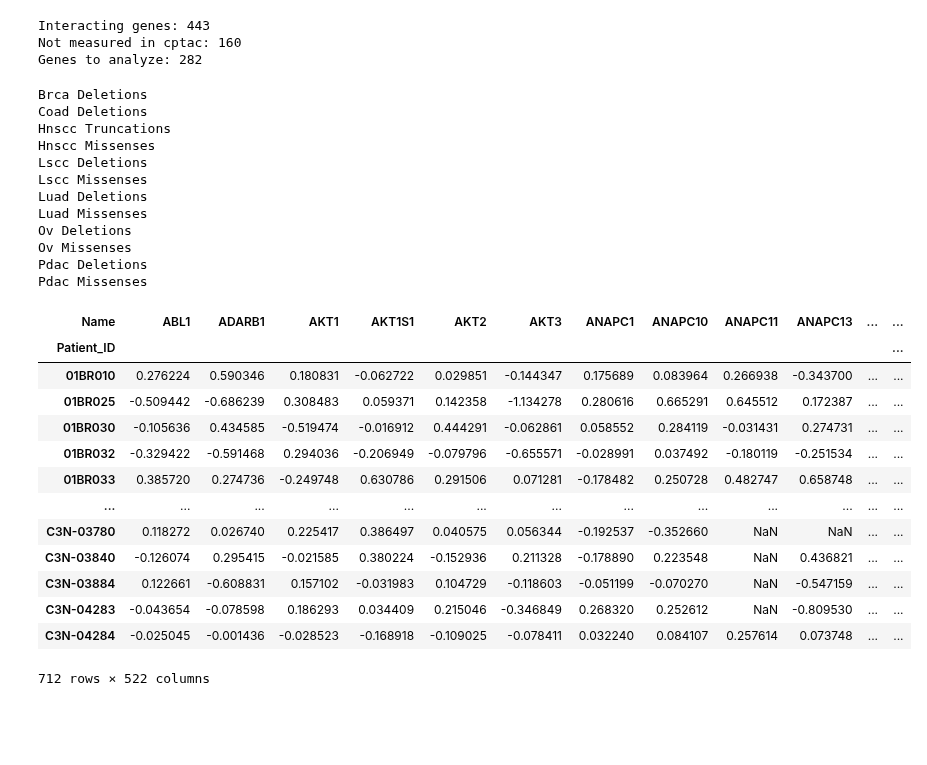
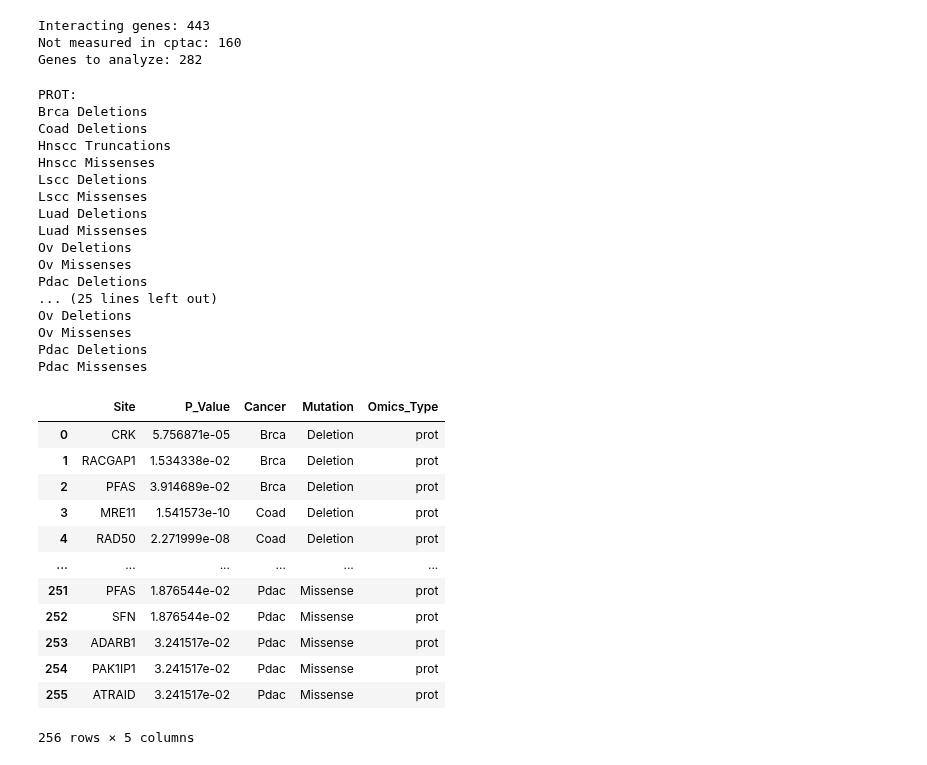
Before and after one commit to PayneLab/WhenMutationsDontMatter, a Jupyter notebook: Pancan/TP53/full_analysis.ipynb, the cells around one changed output. Saved outputs shown, nothing was run; the diff lists cells and outputs as text; code cells hidden in the pictures; blank space fills up the shorter version.

```diff
--- a/Pancan/TP53/full_analysis.ipynb
+++ b/Pancan/TP53/full_analysis.ipynb
@@ -448,29 +484,44 @@ def analyze_trans_mutation(omics_type, genes_to_analyze = None, write_out = True
 # %%
-analyze_trans_mutation("prot", genes_to_analyze=genes_to_analyze, write_out = False)
+trans_effects = None
+for omics_type in ["prot", "trans", "phos"]:
+    print(omics_type.upper() + ':')
+    data = analyze_trans_mutation(omics_type, genes_to_analyze=genes_to_analyze)
+    data["Omics_Type"] = omics_type
+    if trans_effects is not None:
+        pd.concat([trans_effects, data])
+    else:
+        trans_effects = data
+    print()
+trans_effects.reset_index(drop=True, inplace=True)
+trans_effects
 # %% [output]
+PROT:
 Brca Deletions
 Coad Deletions
 Hnscc Truncations
 Hnscc Missenses
 Lscc Deletions
 Lscc Missenses
 Luad Deletions
 Luad Missenses
 Ov Deletions
 Ov Missenses
 Pdac Deletions
+... (25 lines left out)
+Ov Deletions
+Ov Missenses
+Pdac Deletions
 Pdac Missenses
-| Name | ABL1 | ADARB1 | AKT1 | AKT1S1 | AKT2 | AKT3 | ANAPC1 | ANAPC10 | ANAPC11 | ANAPC13 | ... | ... |
-| Patient_ID |  |  |  |  |  |  |  |  |  |  |  | ... |
-| 01BR010 | 0.276224 | 0.590346 | 0.180831 | -0.062722 | 0.029851 | -0.144347 | 0.175689 | 0.083964 | 0.266938 | -0.343700 | ... | ... |
-| 01BR025 | -0.509442 | -0.686239 | 0.308483 | 0.059371 | 0.142358 | -1.134278 | 0.280616 | 0.665291 | 0.645512 | 0.172387 | ... | ... |
-| 01BR030 | -0.105636 | 0.434585 | -0.519474 | -0.016912 | 0.444291 | -0.062861 | 0.058552 | 0.284119 | -0.031431 | 0.274731 | ... | ... |
-| 01BR032 | -0.329422 | -0.591468 | 0.294036 | -0.206949 | -0.079796 | -0.655571 | -0.028991 | 0.037492 | -0.180119 | -0.251534 | ... | ... |
-| 01BR033 | 0.385720 | 0.274736 | -0.249748 | 0.630786 | 0.291506 | 0.071281 | -0.178482 | 0.250728 | 0.482747 | 0.658748 | ... | ... |
-| ... | ... | ... | ... | ... | ... | ... | ... | ... | ... | ... | ... | ... |
-| C3N-03780 | 0.118272 | 0.026740 | 0.225417 | 0.386497 | 0.040575 | 0.056344 | -0.192537 | -0.352660 | NaN | NaN | ... | ... |
-| C3N-03840 | -0.126074 | 0.295415 | -0.021585 | 0.380224 | -0.152936 | 0.211328 | -0.178890 | 0.223548 | NaN | 0.436821 | ... | ... |
-| C3N-03884 | 0.122661 | -0.608831 | 0.157102 | -0.031983 | 0.104729 | -0.118603 | -0.051199 | -0.070270 | NaN | -0.547159 | ... | ... |
-| C3N-04283 | -0.043654 | -0.078598 | 0.186293 | 0.034409 | 0.215046 | -0.346849 | 0.268320 | 0.252612 | NaN | -0.809530 | ... | ... |
-| C3N-04284 | -0.025045 | -0.001436 | -0.028523 | -0.168918 | -0.109025 | -0.078411 | 0.032240 | 0.084107 | 0.257614 | 0.073748 | ... | ... |
+|  | Site | P_Value | Cancer | Mutation | Omics_Type |
+| 0 | CRK | 5.756871e-05 | Brca | Deletion | prot |
+| 1 | RACGAP1 | 1.534338e-02 | Brca | Deletion | prot |
+| 2 | PFAS | 3.914689e-02 | Brca | Deletion | prot |
+| 3 | MRE11 | 1.541573e-10 | Coad | Deletion | prot |
+| 4 | RAD50 | 2.271999e-08 | Coad | Deletion | prot |
+| ... | ... | ... | ... | ... | ... |
+| 251 | PFAS | 1.876544e-02 | Pdac | Missense | prot |
+| 252 | SFN | 1.876544e-02 | Pdac | Missense | prot |
+| 253 | ADARB1 | 3.241517e-02 | Pdac | Missense | prot |
+| 254 | PAK1IP1 | 3.241517e-02 | Pdac | Missense | prot |
+| 255 | ATRAID | 3.241517e-02 | Pdac | Missense | prot |
-712 rows × 522 columns
+256 rows × 5 columns
```
Also changed, not shown: parts of 8 cells of this notebook, 3 other files.
